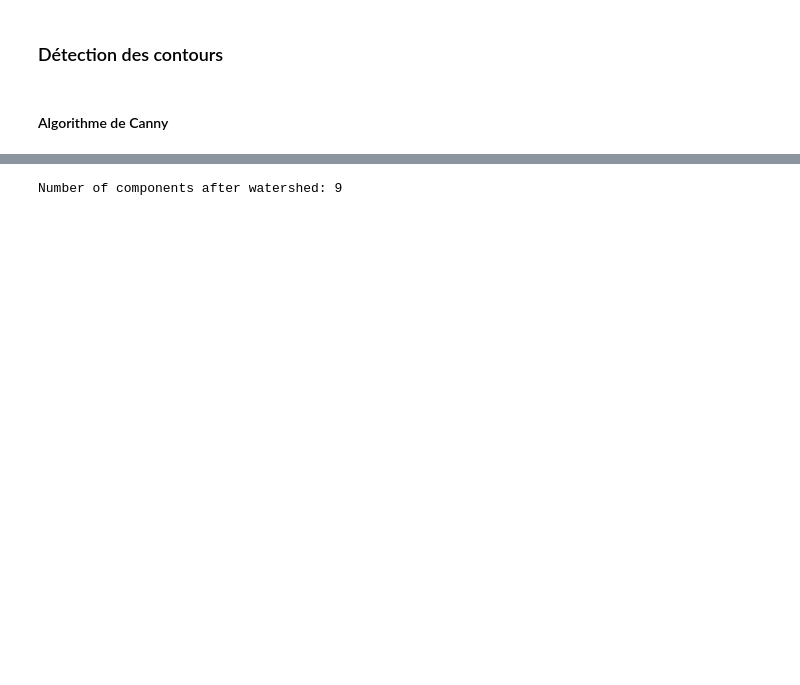
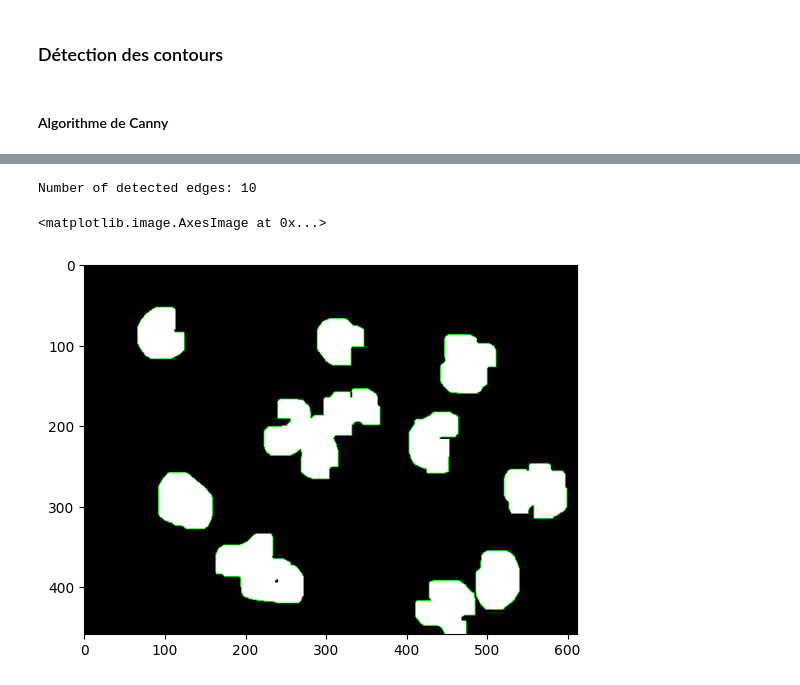
Before and after one commit to Nomnelle/computer_vision_finals, a Jupyter notebook: Partie_2/tp_not_part2.ipynb, the cells around one changed output, grey strips where cells are left out. Drawn from its saved outputs; the diff is of its cells as text; code cells hidden in the pictures; blank space fills up the shorter version.

```diff
--- a/Partie_2/tp_not_part2.ipynb
+++ b/Partie_2/tp_not_part2.ipynb
@@ -311,53 +273,18 @@ plt.imshow(watershed1)
-# %%
-#### GENERE PAR CHATGPT FAUT PAS LE PRENDRE EN COMPTE C'EST JUSTE UN EXEMPLE
-
-
-image = img1 = cv2.imread(f'{path}/imageonline-co-noisedimage.png')
-
-# Convert to grayscale
-gray = cv2.cvtColor(image, cv2.COLOR_BGR2GRAY)
-
-# Apply thresholding to create a binary image
-_, binary = cv2.threshold(gray, 0, 255, cv2.THRESH_BINARY_INV + cv2.THRESH_OTSU)
-
-# Find sure background using dilation
-kernel = np.ones((3, 3), np.uint8)
-sure_bg = cv2.dilate(binary, kernel, iterations=3)
-
-# Find sure foreground using distance transform
-dist_transform = cv2.distanceTransform(binary, cv2.DIST_L2, 5)
-_, sure_fg = cv2.threshold(dist_transform, 0.5 * dist_transform.max(), 255, 0)
-
-# Find unknown region (area between foreground and background)
-sure_fg = np.uint8(sure_fg)
-unknown = cv2.subtract(sure_bg, sure_fg)
-
-# Label markers for watershed
-num_labels, markers = cv2.connectedComponents(sure_fg)
-
-# Ensure markers are properly set for watershed
-markers += 1  # Background becomes 1
-markers[unknown == 255] = 0  # Unknown regions set to 0
-
-# **Fix: Convert grayscale image to 3-channel BGR**
-image_bgr = cv2.cvtColor(image, cv2.COLOR_GRAY2BGR) if len(image.shape) == 2 else image
-
-# Apply Watershed algorithm (Fixed)
-cv2.watershed(image_bgr, markers)
-
-# Convert markers to binary mask for CCA
-segmented = np.zeros_like(gray)
-segmented[markers > 1] = 255  # Ignore background (marker 1) and watershed borders (-1)
-
-# Count distinct components using Connected Component Analysis
-num_components, _ = cv2.connectedComponents(segmented)
-
-print(f"Number of components after watershed: {num_components - 1}")  # Subtract 1 for background
-
-# Display and save result
-cv2.imwrite("segmented.png", segmented)
-cv2.imshow("Segmented Components", segmented)
-cv2.waitKey(0)
-cv2.destroyAllWindows()
-# %% [output]
-Number of components after watershed: 9
+# %%
+contours, _ = cv2.findContours(edges1, cv2.RETR_EXTERNAL, cv2.CHAIN_APPROX_SIMPLE)
+
+min_length = 100  # Adjust this value based on your needs
+
+# Filter contours based on length
+long_edges = [cnt for cnt in contours if cv2.arcLength(cnt, closed=False) > min_length]
+
+print(f"Number of detected edges: {len(long_edges) -1}")
+
+output = cv2.cvtColor(img1_ouvert, cv2.COLOR_GRAY2BGR)
+cv2.drawContours(output, long_edges, -1, (0, 255, 0), 1)  # Green contours
+
+plt.imshow(output)
+# %% [output]
+Number of detected edges: 10
+<matplotlib.image.AxesImage at 0x...>
+[figure, added]
```
Also changed, not shown: parts of 8 cells of this notebook, 1 other file.
